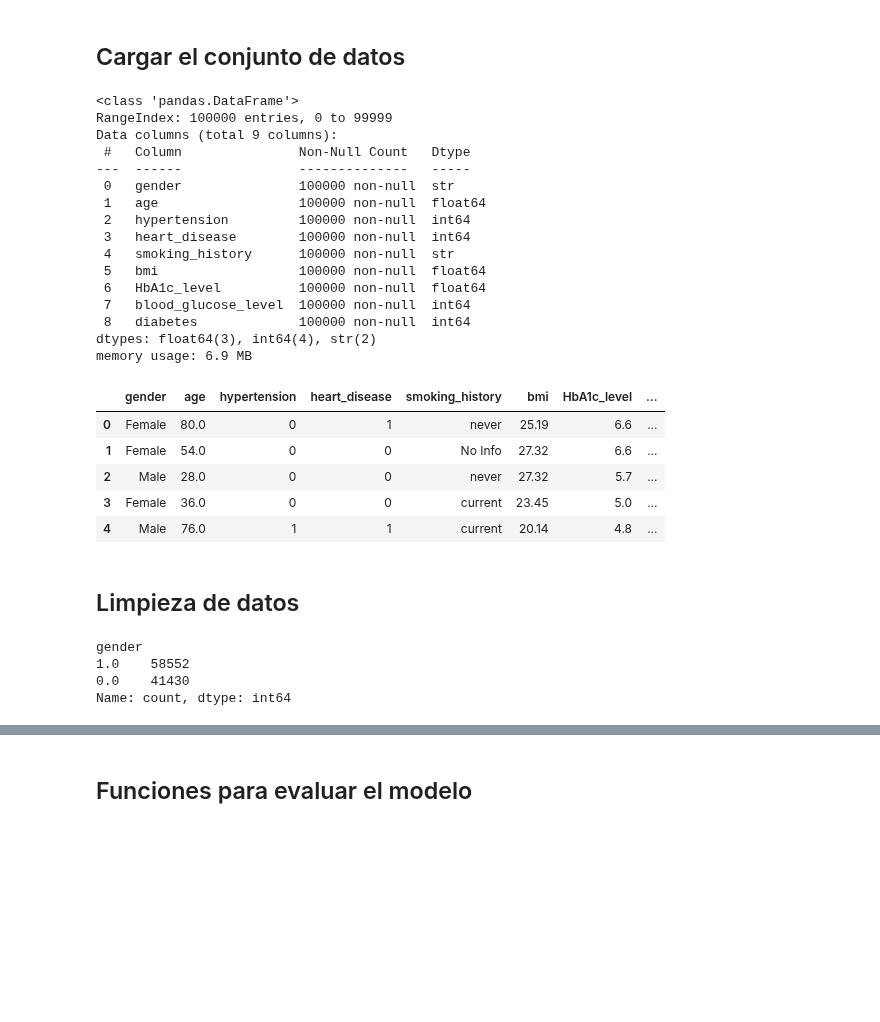
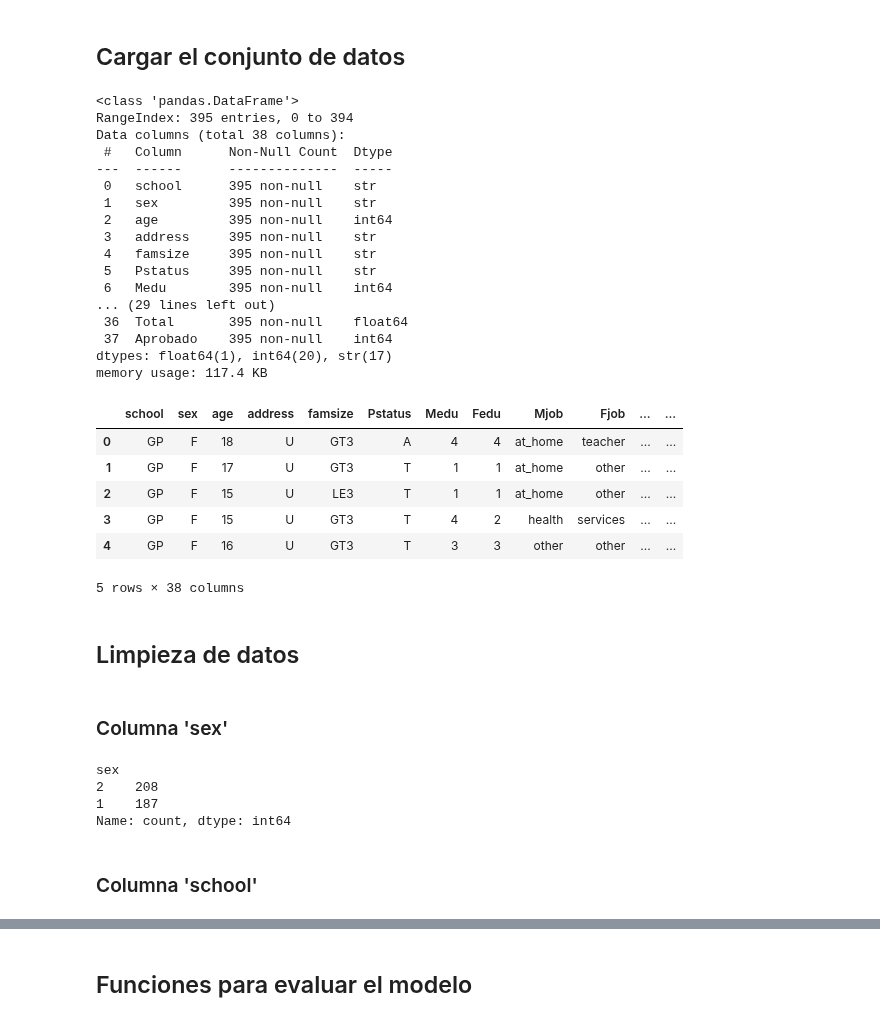
Before and after one commit to GabrielSerranoUCR/proyecto-pruebas, a Jupyter notebook: training/notebooks/Aprobación de curso_training_model.ipynb, the cells around one changed output, grey strips where cells are left out. Saved outputs shown, nothing was run; the diff lists cells and outputs as text; code cells hidden in the pictures; blank space fills up the shorter version.

```diff
--- a/training/notebooks/Diabetes_training_model.ipynb
+++ b/training/notebooks/Aprobación de curso_training_model.ipynb
@@ -14,42 +12,52 @@ from sklearn.model_selection import KFold
 # %% [markdown]
 ## Cargar el conjunto de datos
 # %%
-diabetes_df = pd.read_excel('../data/raw/M07-M08-M09.xlsx', sheet_name='Diabetes')
-diabetes_df.info()
-diabetes_df.head()
+students_df = pd.read_excel('../data/raw/M01-M02-M03.xlsx', sheet_name='Aprobación de curso')
+
+UMBRAL_APROBACION = 70
+students_df['Aprobado'] = (students_df['Total'] >= UMBRAL_APROBACION).astype(int)
+
+students_df.info()
+students_df.head()
 # %% [output]
 <class 'pandas.DataFrame'>
-RangeIndex: 100000 entries, 0 to 99999
-Data columns (total 9 columns):
- #   Column               Non-Null Count   Dtype
----  ------               --------------   -----
- 0   gender               100000 non-null  str
- 1   age                  100000 non-null  float64
- 2   hypertension         100000 non-null  int64
- 3   heart_disease        100000 non-null  int64
- 4   smoking_history      100000 non-null  str
- 5   bmi                  100000 non-null  float64
- 6   HbA1c_level          100000 non-null  float64
- 7   blood_glucose_level  100000 non-null  int64
- 8   diabetes             100000 non-null  int64
-dtypes: float64(3), int64(4), str(2)
-memory usage: 6.9 MB
+RangeIndex: 395 entries, 0 to 394
+Data columns (total 38 columns):
+ #   Column      Non-Null Count  Dtype
+---  ------      --------------  -----
+ 0   school      395 non-null    str
+ 1   sex         395 non-null    str
+ 2   age         395 non-null    int64
+ 3   address     395 non-null    str
+ 4   famsize     395 non-null    str
+ 5   Pstatus     395 non-null    str
+ 6   Medu        395 non-null    int64
+... (29 lines left out)
+ 36  Total       395 non-null    float64
+ 37  Aprobado    395 non-null    int64
+dtypes: float64(1), int64(20), str(17)
+memory usage: 117.4 KB
-|  | gender | age | hypertension | heart_disease | smoking_history | bmi | HbA1c_level | ... |
-| 0 | Female | 80.0 | 0 | 1 | never | 25.19 | 6.6 | ... |
-| 1 | Female | 54.0 | 0 | 0 | No Info | 27.32 | 6.6 | ... |
-| 2 | Male | 28.0 | 0 | 0 | never | 27.32 | 5.7 | ... |
-| 3 | Female | 36.0 | 0 | 0 | current | 23.45 | 5.0 | ... |
-| 4 | Male | 76.0 | 1 | 1 | current | 20.14 | 4.8 | ... |
+|  | school | sex | age | address | famsize | Pstatus | Medu | Fedu | Mjob | Fjob | ... | ... |
+| 0 | GP | F | 18 | U | GT3 | A | 4 | 4 | at_home | teacher | ... | ... |
+| 1 | GP | F | 17 | U | GT3 | T | 1 | 1 | at_home | other | ... | ... |
+| 2 | GP | F | 15 | U | LE3 | T | 1 | 1 | at_home | other | ... | ... |
+| 3 | GP | F | 15 | U | GT3 | T | 4 | 2 | health | services | ... | ... |
+| 4 | GP | F | 16 | U | GT3 | T | 3 | 3 | other | other | ... | ... |
+5 rows × 38 columns
 # %% [markdown]
 ## Limpieza de datos
+# %% [markdown]
+### Columna 'sex'
 # %%
-gender_dict = {'Male': 0, 'Female': 1}
-diabetes_df['gender'] = diabetes_df['gender'].map(gender_dict)
+gender_dict = {'M': 1, 'F': 2}
+students_df['sex'] = students_df['sex'].replace(gender_dict).astype(int)
 
-print(diabetes_df['gender'].value_counts())
+print(students_df['sex'].value_counts())
 # %% [output]
-gender
-1.0    58552
-0.0    41430
+sex
+2    208
+1    187
 Name: count, dtype: int64
+# %% [markdown]
+### Columna 'school'
 # %%
```
Also changed, not shown: parts of 40 cells of this notebook, 2 other files.
